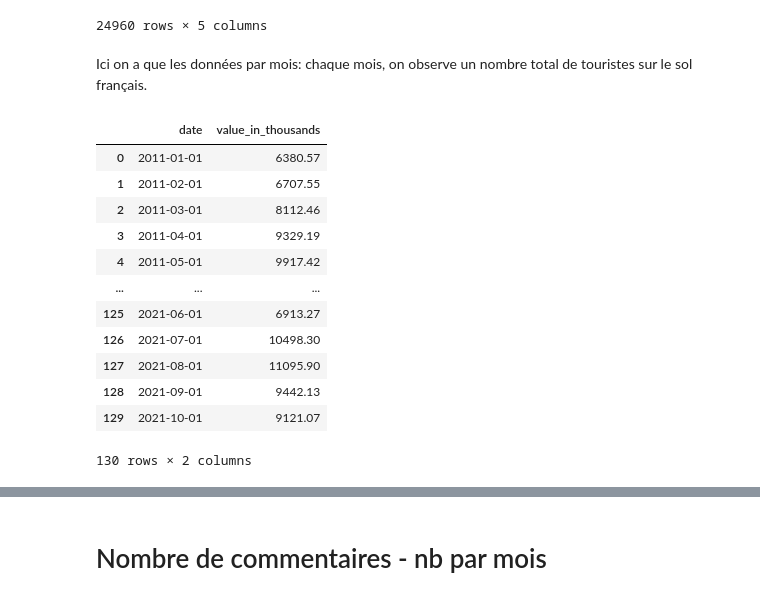
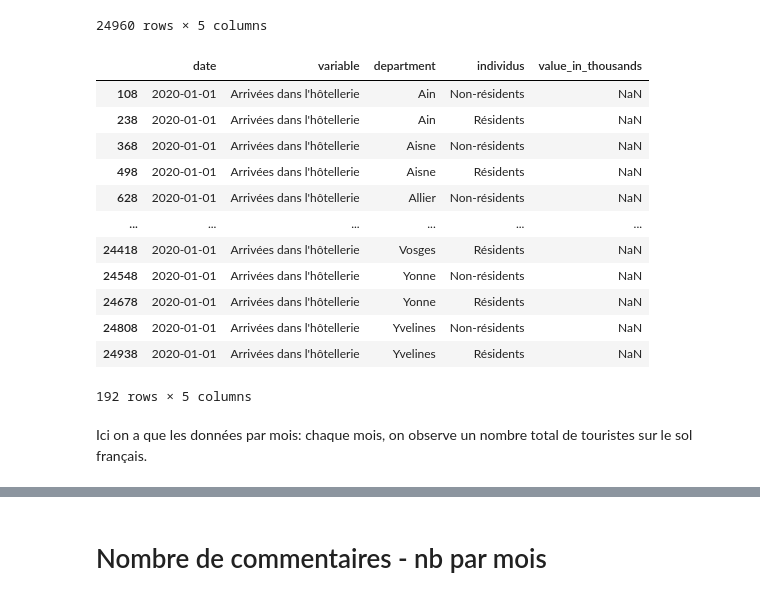
Before and after one commit to julienowack/stat_app, a Jupyter notebook: étude du lien entre les bdd.ipynb, the cells around one changed output, grey strips where cells are left out. Drawn from its saved outputs; the diff is of its cells as text; code cells hidden in the pictures.

```diff
--- a/étude du lien entre les bdd.ipynb
+++ b/étude du lien entre les bdd.ipynb
@@ -118,0 +133,16 @@ df_France_Official_Data2 = df_France_Official_Data.groupby('date', as_index=Fals
+# %%
+df_France_Official_Data[df_France_Official_Data["date"]=="2020-01-01"]
+# %% [output]
+|  | date | variable | department | individus | value_in_thousands |
+| 108 | 2020-01-01 | Arrivées dans l'hôtellerie | Ain | Non-résidents | NaN |
+| 238 | 2020-01-01 | Arrivées dans l'hôtellerie | Ain | Résidents | NaN |
+| 368 | 2020-01-01 | Arrivées dans l'hôtellerie | Aisne | Non-résidents | NaN |
+| 498 | 2020-01-01 | Arrivées dans l'hôtellerie | Aisne | Résidents | NaN |
+| 628 | 2020-01-01 | Arrivées dans l'hôtellerie | Allier | Non-résidents | NaN |
+| ... | ... | ... | ... | ... | ... |
+| 24418 | 2020-01-01 | Arrivées dans l'hôtellerie | Vosges | Résidents | NaN |
+| 24548 | 2020-01-01 | Arrivées dans l'hôtellerie | Yonne | Non-résidents | NaN |
+| 24678 | 2020-01-01 | Arrivées dans l'hôtellerie | Yonne | Résidents | NaN |
+| 24808 | 2020-01-01 | Arrivées dans l'hôtellerie | Yvelines | Non-résidents | NaN |
+| 24938 | 2020-01-01 | Arrivées dans l'hôtellerie | Yvelines | Résidents | NaN |
+192 rows × 5 columns
@@ -119,18 +154,2 @@ df_France_Official_Data2 = df_France_Official_Data.groupby('date', as_index=Fals
 # %% [markdown]
 Ici on a que les données par mois: chaque mois, on observe un nombre total de touristes sur le sol français.
-# %%
-df_France_Official_Data2
-# %% [output]
-|  | date | value_in_thousands |
-| 0 | 2011-01-01 | 6380.57 |
-| 1 | 2011-02-01 | 6707.55 |
-| 2 | 2011-03-01 | 8112.46 |
-| 3 | 2011-04-01 | 9329.19 |
-| 4 | 2011-05-01 | 9917.42 |
-| ... | ... | ... |
-| 125 | 2021-06-01 | 6913.27 |
-| 126 | 2021-07-01 | 10498.30 |
-| 127 | 2021-08-01 | 11095.90 |
-| 128 | 2021-09-01 | 9442.13 |
-| 129 | 2021-10-01 | 9121.07 |
-130 rows × 2 columns
```
Also changed, not shown: parts of 18 cells of this notebook.
